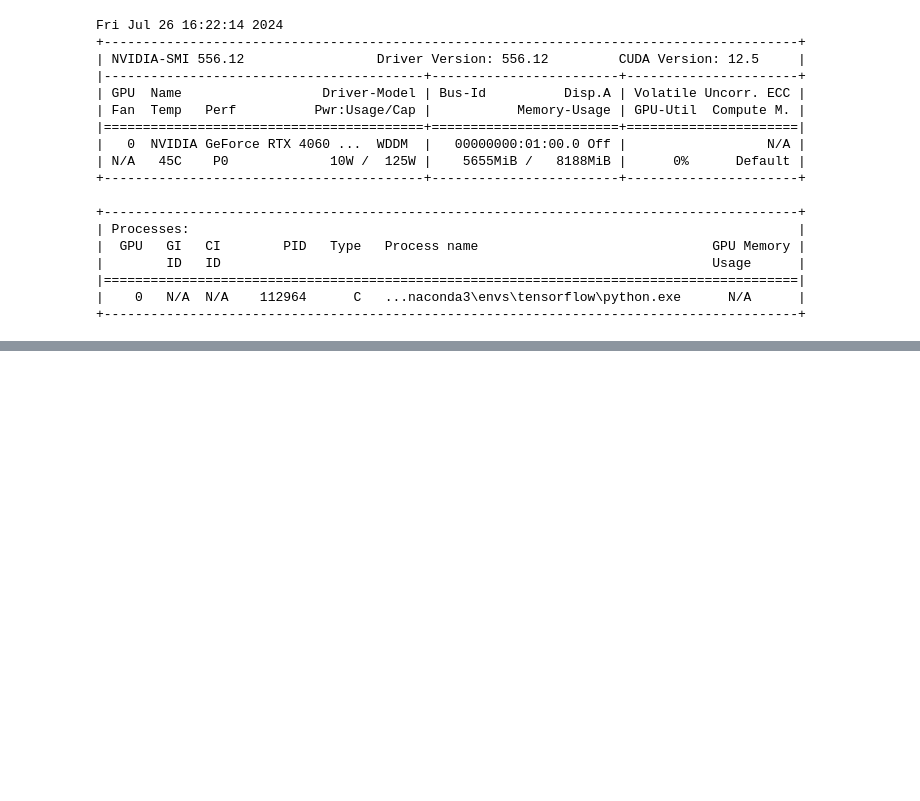
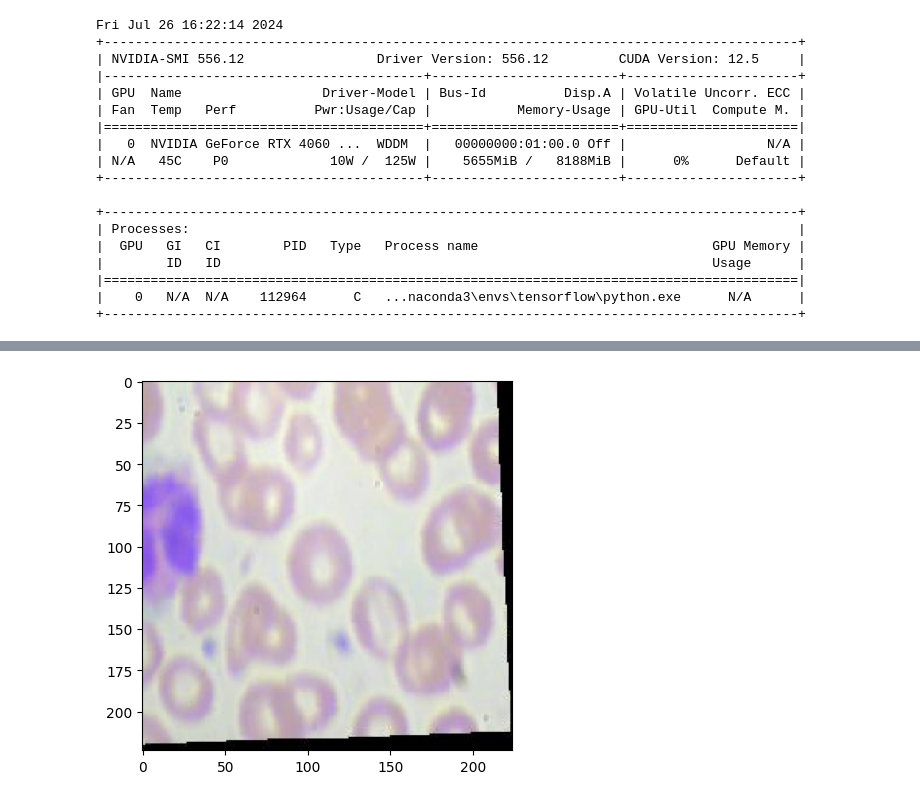
Before and after one commit to DecX-x/Blood_Cell-Image_Classification, a Jupyter notebook: main.ipynb, the cells around one changed output, grey strips where cells are left out. Cells and saved outputs as stored; diff of their text form; code cells hidden in the pictures; blank space fills up the shorter version.

```diff
--- a/main.ipynb
+++ b/main.ipynb
@@ -324,0 +346,22 @@ plt.show()
+# %%
+# predict an image
+import keras.utils as image
+import numpy as np
+
+img_path = 'dataset2-master/images/data/NEUTROPHIL/_0_292.jpeg'
+img = image.load_img(img_path, target_size=(224, 224))
+img_array = image.img_to_array(img)
+img_array = np.expand_dims(img_array, axis=0)
+
+predictions = model.predict(img_array)
+score = tf.nn.softmax(predictions[0])
+
+print(
+    "This image most likely belongs to {} with a {:.2f} percent confidence."
+    .format(classes[np.argmax(score)], 100 * np.max(score))
+)
+# actual label
+img = image.load_img(img_path, target_size=(224, 224))
+plt.imshow(img)
+plt.show()
+# %% [output]
@@ -324,0 +370 @@ plt.show()
+[figure, added]
```
Also changed, not shown: parts of 8 cells of this notebook, 1 other file.
